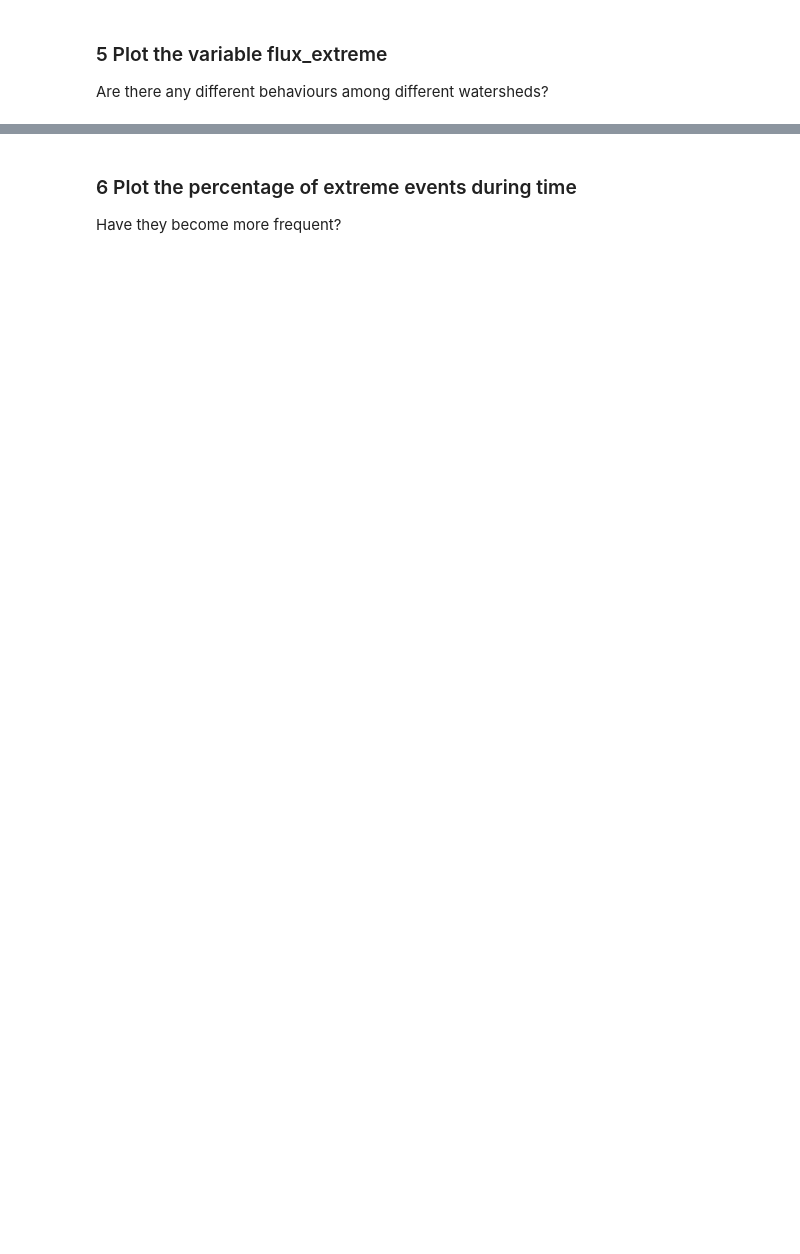
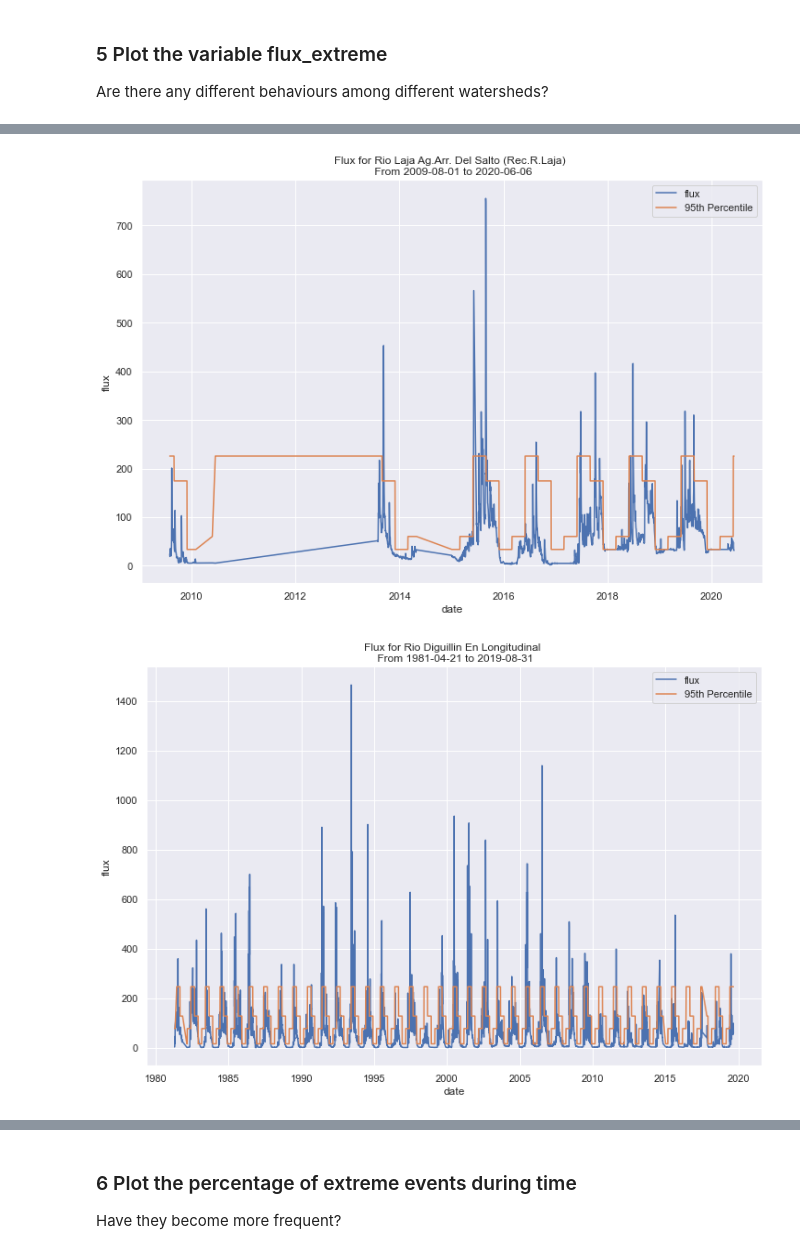
Before and after one commit to yuri-gilferreira/watershed-challenge, a Jupyter notebook: watershed_challenge.ipynb, the cells around one changed output, grey strips where cells are left out. Saved outputs shown, nothing was run; the diff lists cells and outputs as text; code cells hidden in the pictures; blank space fills up the shorter version.

```diff
--- a/watershed_challenge.ipynb
+++ b/watershed_challenge.ipynb
@@ -223,0 +261,26 @@ for station in stations[:20]:
+# %%
+# Plotting flux and 95th percentile
+for station in first_10_stations:
+
+    min_date_plt = str(data[data.gauge_name == station]['date'].min().date())
+    max_date_plt = str(data[data.gauge_name == station]['date'].max().date())
+    df = data[(data["gauge_name"] == station)
+              &(data['date'] >= min_date_plt)
+              &(data['date'] <= max_date_plt)].copy()
+
+    ax = sns.lineplot(x = 'date',
+                      y = 'flux',
+                      data = df,
+                      label = 'flux')
+
+    bx = sns.lineplot(x = 'date',
+                      y = 'flux_95',
+                      data = df,
+                      label = "95th Percentile")
+
+    plt.title(f"Flux for {station} \n From {min_date_plt} to {max_date_plt}")
+    plt.show()
+    ax.figure.savefig(f"imgs/{station}_flux_flux_95.png")
+# %% [output]
+[figure, added]
+[figure, added]
```
Also changed, not shown: parts of 21 cells of this notebook, 19 other files.
